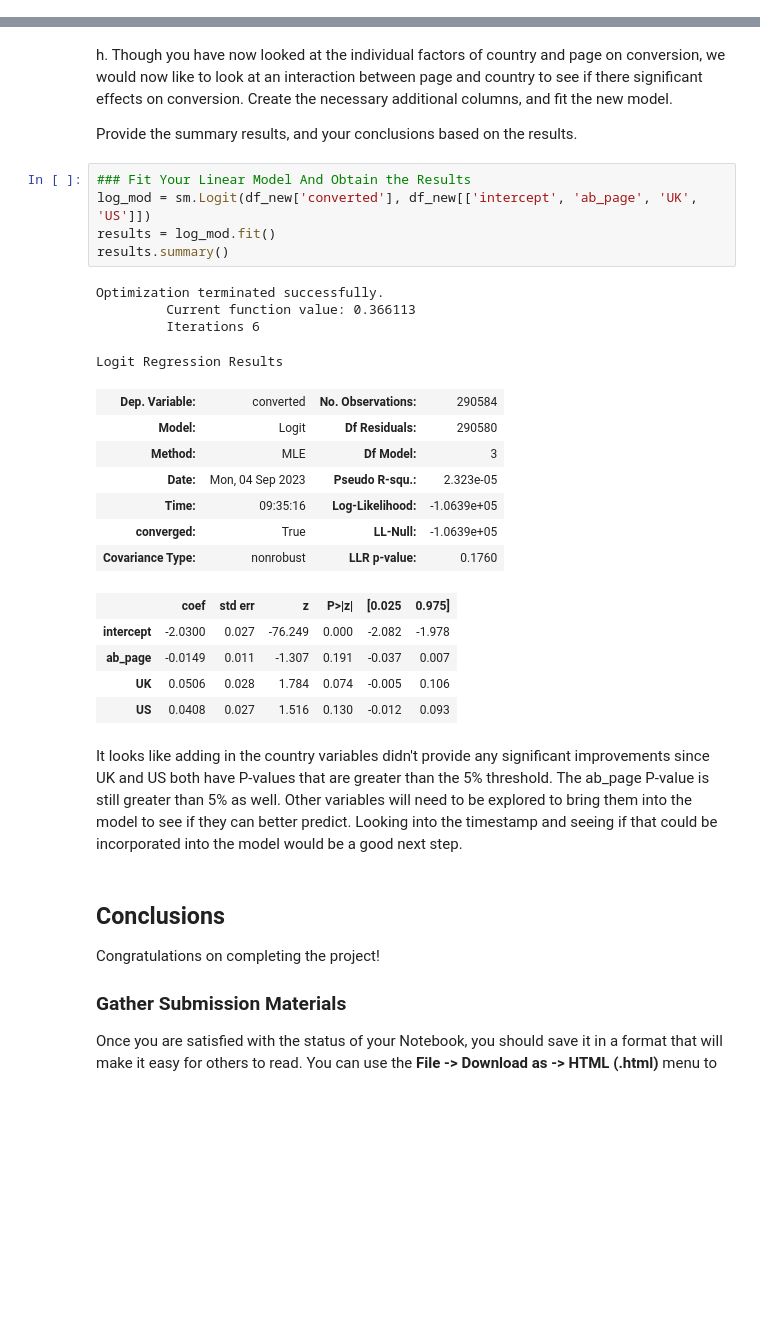
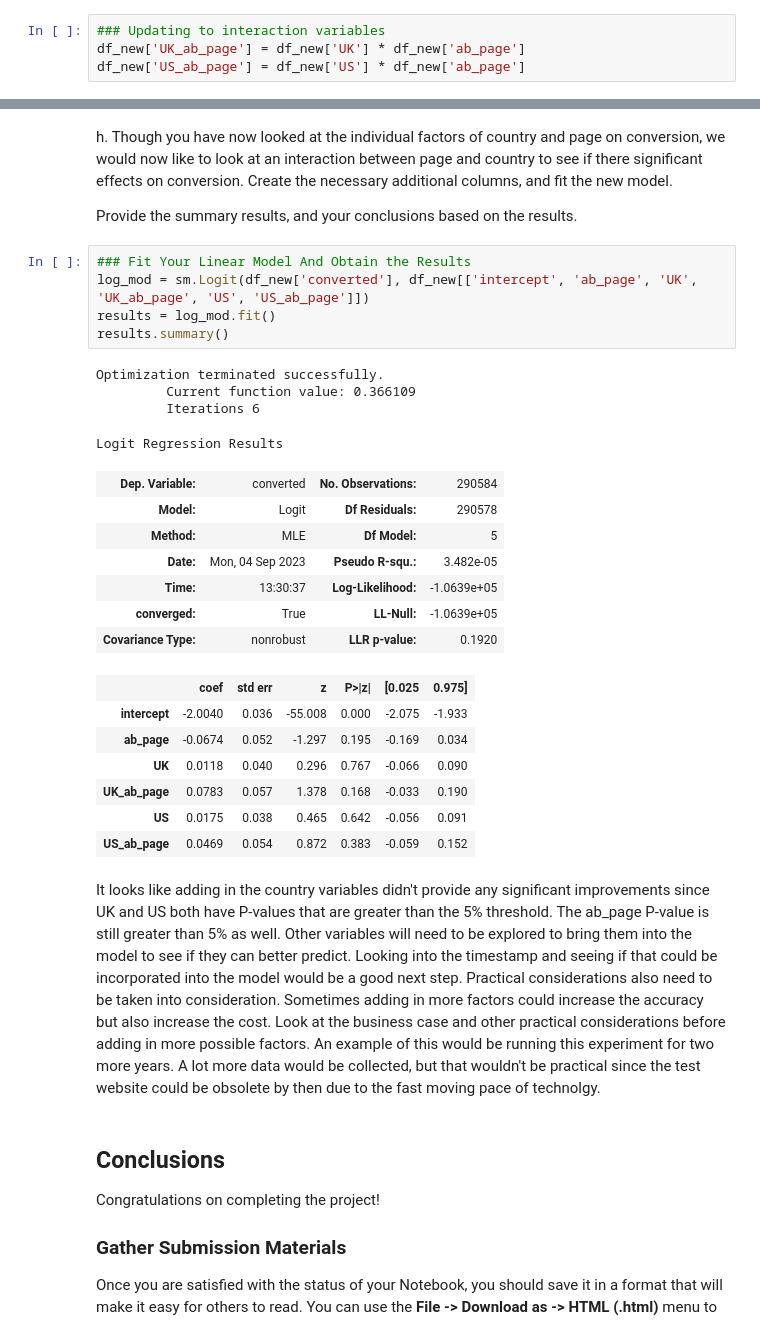
Before and after one commit to chasephoover/analyze_ab_test_results, a Jupyter notebook: Analyze_ab_test_results_notebook.ipynb, the cells around one changed output, grey strips where cells are left out. Saved outputs shown, nothing was run; the diff lists cells and outputs as text; blank space fills up the shorter version.

```diff
--- a/Analyze_ab_test_results_notebook.ipynb
+++ b/Analyze_ab_test_results_notebook.ipynb
@@ -480,3 +479,7 @@ df_new.head()
 | 822059 | UK | 2017-01-16 14:04:14.719771 | treatment | new_page | 1 | 1 | 1 | 1 | 0 |
 | 711597 | UK | 2017-01-22 03:14:24.763511 | control | old_page | 0 | 1 | 0 | 1 | 0 |
 | 710616 | UK | 2017-01-16 13:14:44.000513 | treatment | new_page | 0 | 1 | 1 | 1 | 0 |
+# %%
+### Updating to interaction variables
+df_new['UK_ab_page'] = df_new['UK'] * df_new['ab_page']
+df_new['US_ab_page'] = df_new['US'] * df_new['ab_page']
@@ -486,28 +499,30 @@ h. Though you have now looked at the individual factors of country and page on c
 Provide the summary results, and your conclusions based on the results.
 # %%
 ### Fit Your Linear Model And Obtain the Results
-log_mod = sm.Logit(df_new['converted'], df_new[['intercept', 'ab_page', 'UK', 'US']])
+log_mod = sm.Logit(df_new['converted'], df_new[['intercept', 'ab_page', 'UK', 'UK_ab_page', 'US', 'US_ab_page']])
 results = log_mod.fit()
 results.summary()
 # %% [output]
 Optimization terminated successfully.
-         Current function value: 0.366113
+         Current function value: 0.366109
          Iterations 6
 Logit Regression Results
 | Dep. Variable: | converted | No. Observations: | 290584 |
-| Model: | Logit | Df Residuals: | 290580 |
-| Method: | MLE | Df Model: | 3 |
-| Date: | Mon, 04 Sep 2023 | Pseudo R-squ.: | 2.323e-05 |
-| Time: | 09:35:16 | Log-Likelihood: | -1.0639e+05 |
+| Model: | Logit | Df Residuals: | 290578 |
+| Method: | MLE | Df Model: | 5 |
+| Date: | Mon, 04 Sep 2023 | Pseudo R-squ.: | 3.482e-05 |
+| Time: | 13:30:37 | Log-Likelihood: | -1.0639e+05 |
 | converged: | True | LL-Null: | -1.0639e+05 |
-| Covariance Type: | nonrobust | LLR p-value: | 0.1760 |
+| Covariance Type: | nonrobust | LLR p-value: | 0.1920 |
 |  | coef | std err | z | P>|z| | [0.025 | 0.975] |
-| intercept | -2.0300 | 0.027 | -76.249 | 0.000 | -2.082 | -1.978 |
-| ab_page | -0.0149 | 0.011 | -1.307 | 0.191 | -0.037 | 0.007 |
-| UK | 0.0506 | 0.028 | 1.784 | 0.074 | -0.005 | 0.106 |
-| US | 0.0408 | 0.027 | 1.516 | 0.130 | -0.012 | 0.093 |
+| intercept | -2.0040 | 0.036 | -55.008 | 0.000 | -2.075 | -1.933 |
+| ab_page | -0.0674 | 0.052 | -1.297 | 0.195 | -0.169 | 0.034 |
+| UK | 0.0118 | 0.040 | 0.296 | 0.767 | -0.066 | 0.090 |
+| UK_ab_page | 0.0783 | 0.057 | 1.378 | 0.168 | -0.033 | 0.190 |
+| US | 0.0175 | 0.038 | 0.465 | 0.642 | -0.056 | 0.091 |
+| US_ab_page | 0.0469 | 0.054 | 0.872 | 0.383 | -0.059 | 0.152 |
 # %% [markdown]
-It looks like adding in the country variables didn't provide any significant improvements since UK and US both have P-values that are greater than the 5% threshold. The ab_page P-value is still greater than 5% as well. Other variables will need to be explored to bring them into the model to see if they can better predict. Looking into the timestamp and seeing if that could be incorporated into the model would be a good next step.
+It looks like adding in the country variables didn't provide any significant improvements since UK and US both have P-values that are greater than the 5% threshold. The ab_page P-value is still greater than 5% as well. Other variables will need to be explored to bring them into the model to see if they can better predict. Looking into the timestamp and seeing if that could be incorporated into the model would be a good next step. Practical considerations also need to be taken into consideration. Sometimes adding in more factors could increase the accuracy but also increase the cost. Look at the business case and other practical considerations before adding in more possible factors. An example of this would be running this experiment for two more years. A lot more data would be collected, but that wouldn't be practical since the test website could be obsolete by then due to the fast moving pace of technolgy.
 # %% [markdown]
 <a id='conclusions'></a>
 ## Conclusions
```
Also changed, not shown: parts of 14 cells of this notebook, 1 other file.
